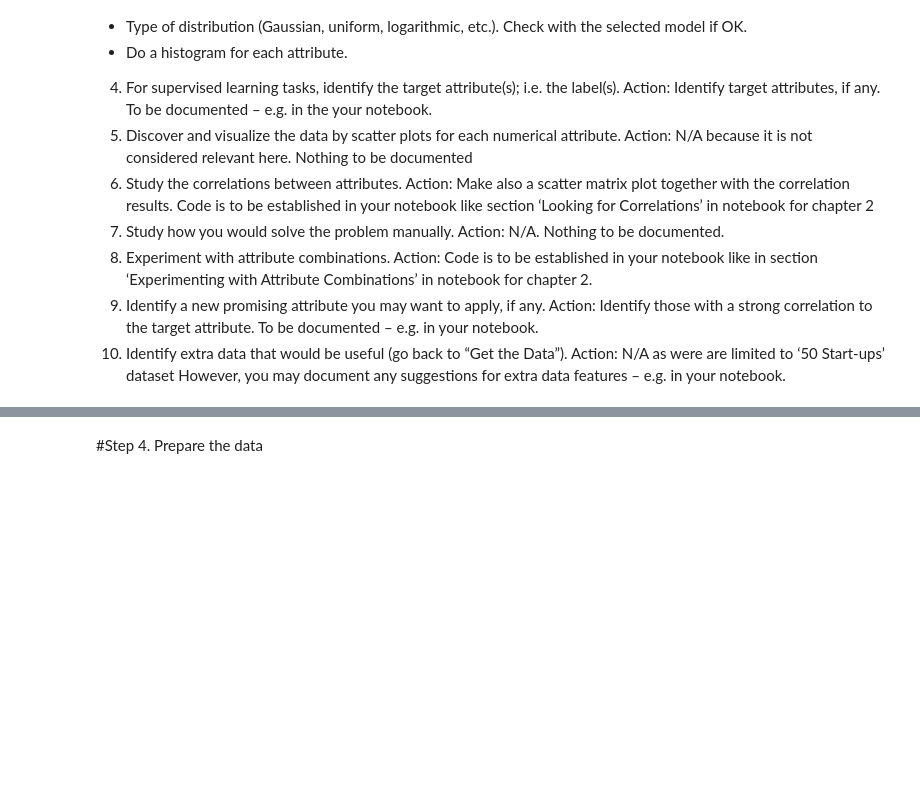
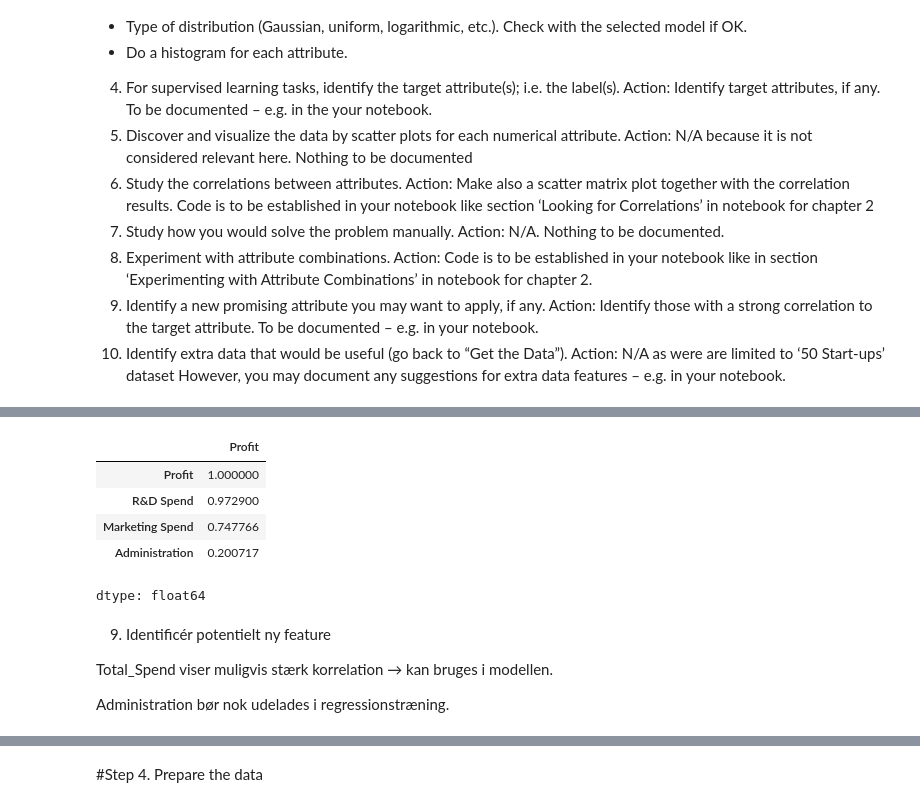
Before and after one commit to HazaraTechLab/Big-Mamma-Pizzaria, a Jupyter notebook: 50StartUps.ipynb, the cells around one changed output, grey strips where cells are left out. Saved outputs shown, nothing was run; the diff lists cells and outputs as text; code cells hidden in the pictures; blank space fills up the shorter version.

```diff
--- a/50StartUps.ipynb
+++ b/50StartUps.ipynb
@@ -248,0 +322,12 @@ However, you may document any suggestions for extra data features – e.g. in yo
+# %%
+6.
+# Beregn korrelationer
+corr_matrix = df.corr(numeric_only=True)
+corr_matrix["Profit"].sort_values(ascending=False)
+# %% [output]
+|  | Profit |
+| Profit | 1.000000 |
+| R&D Spend | 0.972900 |
+| Marketing Spend | 0.747766 |
+| Administration | 0.200717 |
+dtype: float64
@@ -248,0 +347,7 @@ However, you may document any suggestions for extra data features – e.g. in yo
+# %% [markdown]
+
+9. Identificér potentielt ny feature
+
+Total_Spend viser muligvis stærk korrelation → kan bruges i modellen.
+
+Administration bør nok udelades i regressionstræning.
```
Also changed, not shown: parts of 9 cells of this notebook.
